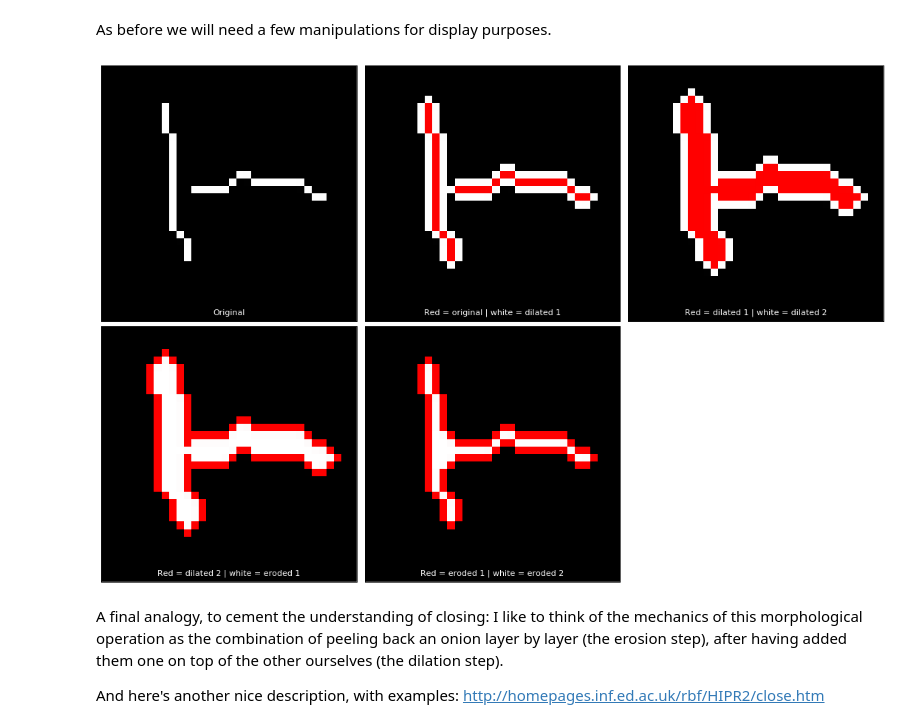
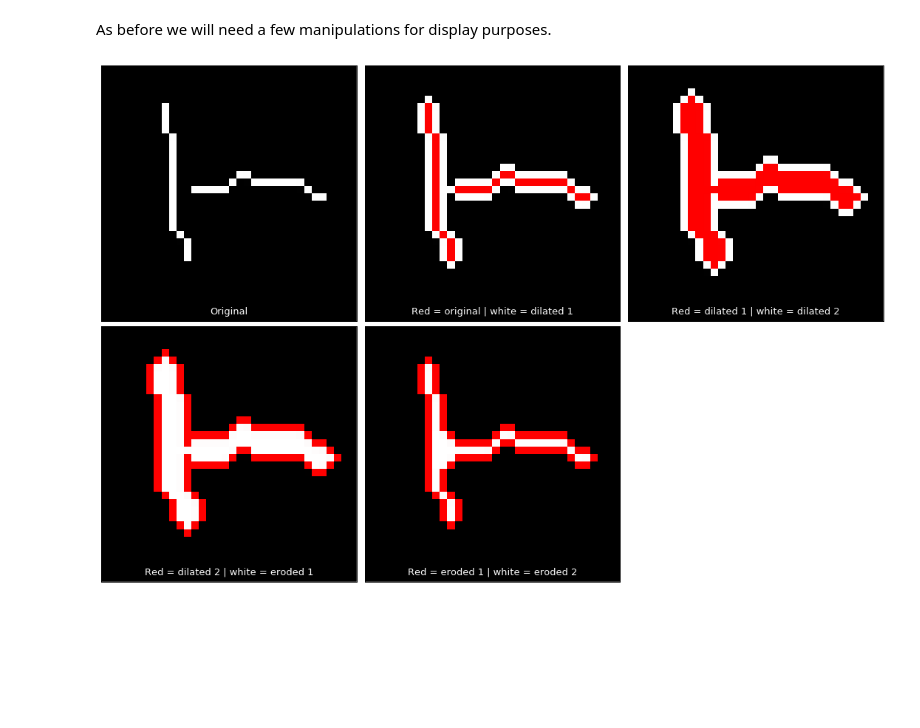
Before and after one commit to mycarta/sketch2model, a Jupyter notebook: morphological_closing_example_scikit-image.ipynb, the cells around one changed output. Cells and saved outputs as stored; diff of their text form; code cells hidden in the pictures; blank space fills up the shorter version.

```diff
--- a/morphological_closing_example_scikit-image.ipynb
+++ b/morphological_closing_example_scikit-image.ipynb
@@ -214,7 +219,7 @@ ax.set_yticks([])
 ax.text(0.5, 0.02, 'Original',
         verticalalignment='bottom', horizontalalignment='center',
         transform=ax.transAxes,
-        color='w', fontsize=11)
+        color='w', fontsize=13)
 
 ax1 = fig.add_subplot(2, 3, 2)
 plt.imshow(alpha, cmap='gray', interpolation = 'none')
@@ -225,7 +230,7 @@ ax1.set_yticks([])
 ax1.text(0.5, 0.02, 'Red = original | white = dilated 1',
         verticalalignment='bottom', horizontalalignment='center',
         transform=ax1.transAxes,
-        color='w', fontsize=11)
+        color='w', fontsize=13)
 
 ax2 = fig.add_subplot(2, 3, 3)
 plt.imshow(bravo, cmap='gray', interpolation = 'none')
@@ -236,41 +241,37 @@ ax2.set_yticks([])
 ax2.text(0.5, 0.02, 'Red = dilated 1 | white = dilated 2',
         verticalalignment='bottom', horizontalalignment='center',
         transform=ax2.transAxes,
-        color='w', fontsize=11)
+        color='w', fontsize=13)
 
 
 ax3 = fig.add_subplot(2, 3, 4)
 
 plt.imshow(bravo, cmap='flag_r', interpolation = 'none')
 plt.imshow(bravo1, cmap='gray_r', interpolation = 'none')
 
 ax3.set_xticks([])
 ax3.set_yticks([])
 
 ax3.text(0.5, 0.02, 'Red = dilated 2 | white = eroded 1',
         verticalalignment='bottom', horizontalalignment='center',
         transform=ax3.transAxes,
-        color='w', fontsize=11)
+        color='w', fontsize=13)
 
 ax4 = fig.add_subplot(2, 3, 5)
 
 plt.imshow(charlie, cmap='flag_r', interpolation = 'none')
 plt.imshow(charlie1, cmap='gray_r', interpolation = 'none')
 
 ax4.set_xticks([])
 ax4.set_yticks([])
 
 ax4.text(0.5, 0.02, 'Red = eroded 1 | white = eroded 2',
         verticalalignment='bottom', horizontalalignment='center',
         transform=ax4.transAxes,
-        color='w', fontsize=11)
+        color='w', fontsize=13)
 
 plt.tight_layout()
 
-#fig.savefig('closed_break_red.png', dpi=200, bbox_inches='tight', pad_inches=0)
+fig.savefig('closed_break_red.png', dpi=200, bbox_inches='tight', pad_inches=0)
 # %% [output]
-[figure, old version]
+[figure, new version]
-# %% [markdown]
-A final analogy, to cement the understanding of closing: I like to think of the mechanics of this morphological operation as the combination of peeling back an onion layer by layer (the erosion step), after having added them one on top of the other ourselves (the dilation step).
-
-And here's another nice description, with examples: http://homepages.inf.ed.ac.uk/rbf/HIPR2/close.htm
```
Also changed, not shown: parts of 8 cells of this notebook.
